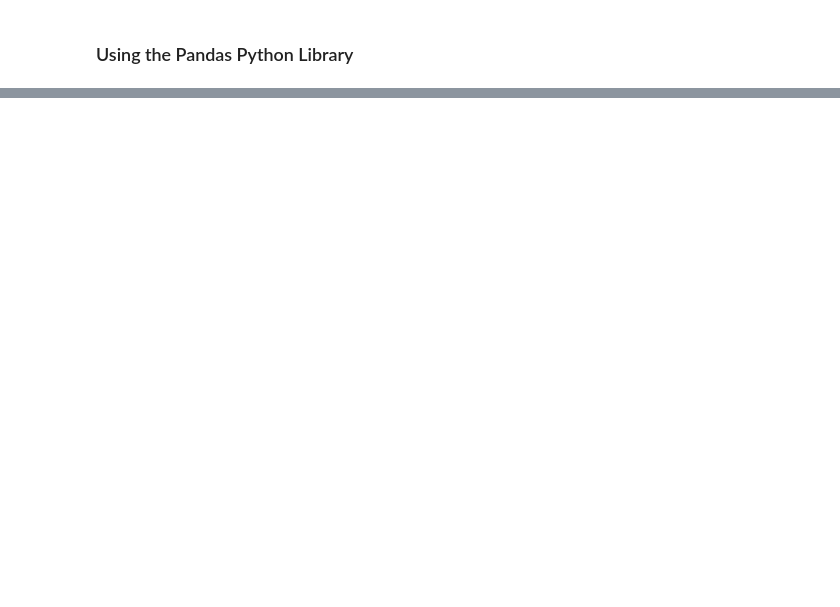
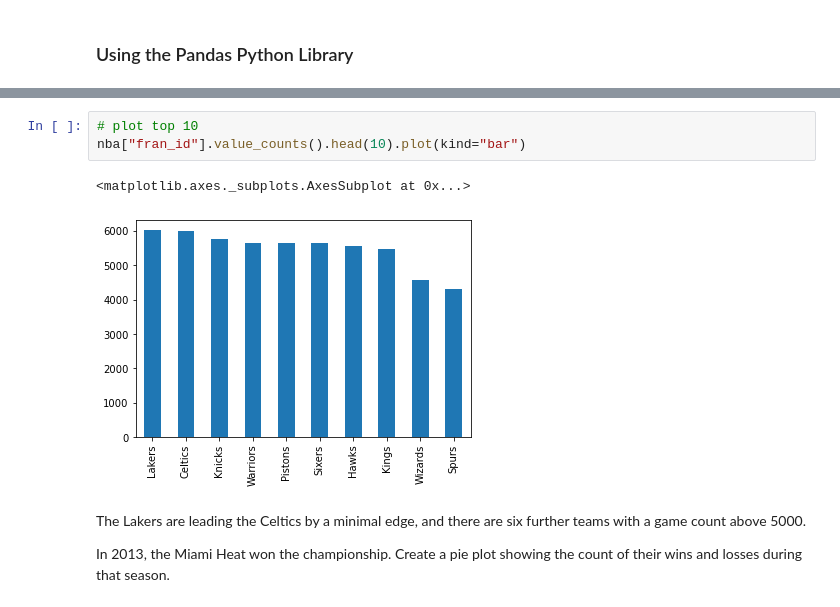
Before and after one commit to erojaso/Maching-Learning-Resources, a Jupyter notebook: How To/How_to_Data_Preparation/How_to_00_Exploratory_Data_Analysis/How_to_EDA_Using_Pandas_Explore_Dataset.ipynb, the cells around one changed output, grey strips where cells are left out. Cells and saved outputs as stored; diff of their text form; blank space fills up the shorter version.

```diff
--- a/How To/How_to_Data_Preparation/How_to_00_Exploratory_Data_Analysis/How_to_EDA_Using_Pandas_Explore_Dataset.ipynb
+++ b/How To/How_to_Data_Preparation/How_to_00_Exploratory_Data_Analysis/How_to_EDA_Using_Pandas_Explore_Dataset.ipynb
@@ -70,0 +1165,10 @@ Download ready
+# %%
+# plot top 10
+nba["fran_id"].value_counts().head(10).plot(kind="bar")
+# %% [output]
+<matplotlib.axes._subplots.AxesSubplot at 0x...>
+[figure, added]
+# %% [markdown]
+The Lakers are leading the Celtics by a minimal edge, and there are six further teams with a game count above 5000.
+
+In 2013, the Miami Heat won the championship. Create a pie plot showing the count of their wins and losses during that season.
```
Also changed, not shown: parts of 166 cells of this notebook, 9 other files.
